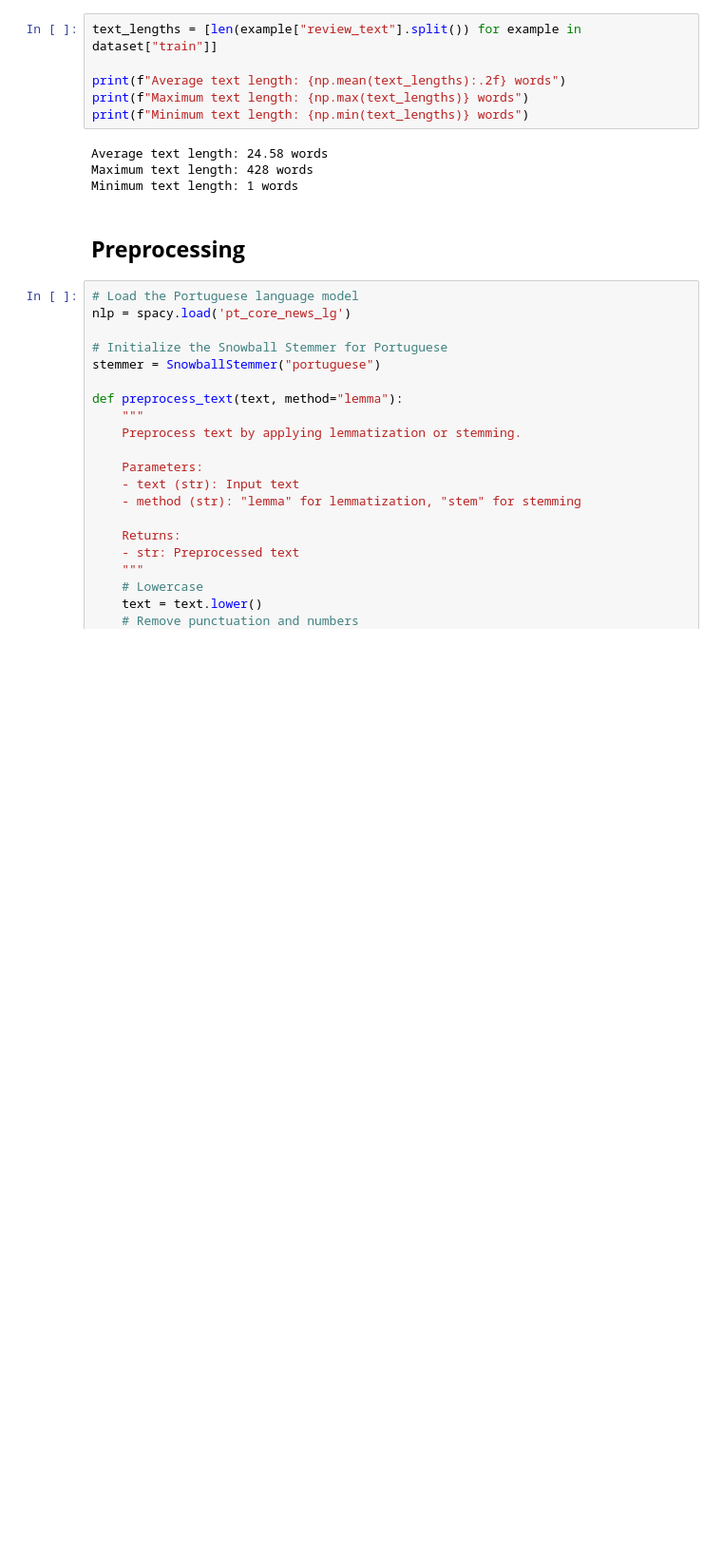
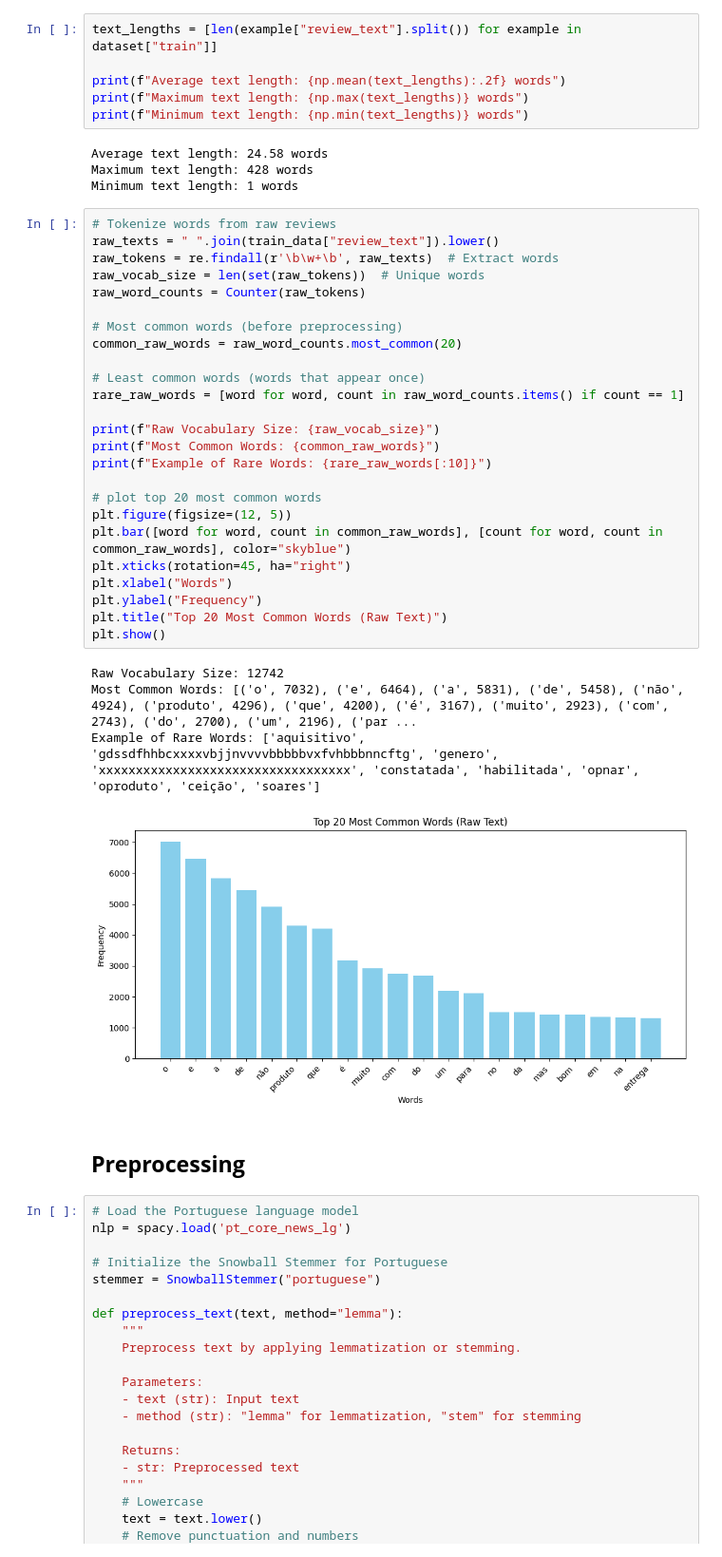
Before and after one commit to martapereira0/NLP-Text_Classification, a Jupyter notebook: main.ipynb, the cells around one changed output. Shown at 95% size. Cells and saved outputs as stored; diff of their text form; blank space fills up the shorter version.

```diff
--- a/main.ipynb
+++ b/main.ipynb
@@ -195,6 +204,36 @@ print(f"Minimum text length: {np.min(text_lengths)} words")
 Average text length: 24.58 words
 Maximum text length: 428 words
 Minimum text length: 1 words
+# %%
+# Tokenize words from raw reviews
+raw_texts = " ".join(train_data["review_text"]).lower()
+raw_tokens = re.findall(r'\b\w+\b', raw_texts)  # Extract words
+raw_vocab_size = len(set(raw_tokens))  # Unique words
+raw_word_counts = Counter(raw_tokens)
+
+# Most common words (before preprocessing)
+common_raw_words = raw_word_counts.most_common(20)
+
+# Least common words (words that appear once)
+rare_raw_words = [word for word, count in raw_word_counts.items() if count == 1]
+
+print(f"Raw Vocabulary Size: {raw_vocab_size}")
+print(f"Most Common Words: {common_raw_words}")
+print(f"Example of Rare Words: {rare_raw_words[:10]}")
+
+# plot top 20 most common words
+plt.figure(figsize=(12, 5))
+plt.bar([word for word, count in common_raw_words], [count for word, count in common_raw_words], color="skyblue")
+plt.xticks(rotation=45, ha="right")
+plt.xlabel("Words")
+plt.ylabel("Frequency")
+plt.title("Top 20 Most Common Words (Raw Text)")
+plt.show()
+# %% [output]
+Raw Vocabulary Size: 12742
+Most Common Words: [('o', 7032), ('e', 6464), ('a', 5831), ('de', 5458), ('não', 4924), ('produto', 4296), ('que', 4200), ('é', 3167), ('muito', 2923), ('com', 2743), ('do', 2700), ('um', 2196), ('par ...
+Example of Rare Words: ['aquisitivo', 'gdssdfhhbcxxxxvbjjnvvvvbbbbbvxfvhbbbnncftg', 'genero', 'xxxxxxxxxxxxxxxxxxxxxxxxxxxxxxxxxx', 'constatada', 'habilitada', 'opnar', 'oproduto', 'ceição', 'soares']
+[figure, added]
 # %% [markdown]
 ## **Preprocessing**
 # %%
```
Also changed, not shown: parts of 20 cells of this notebook.
